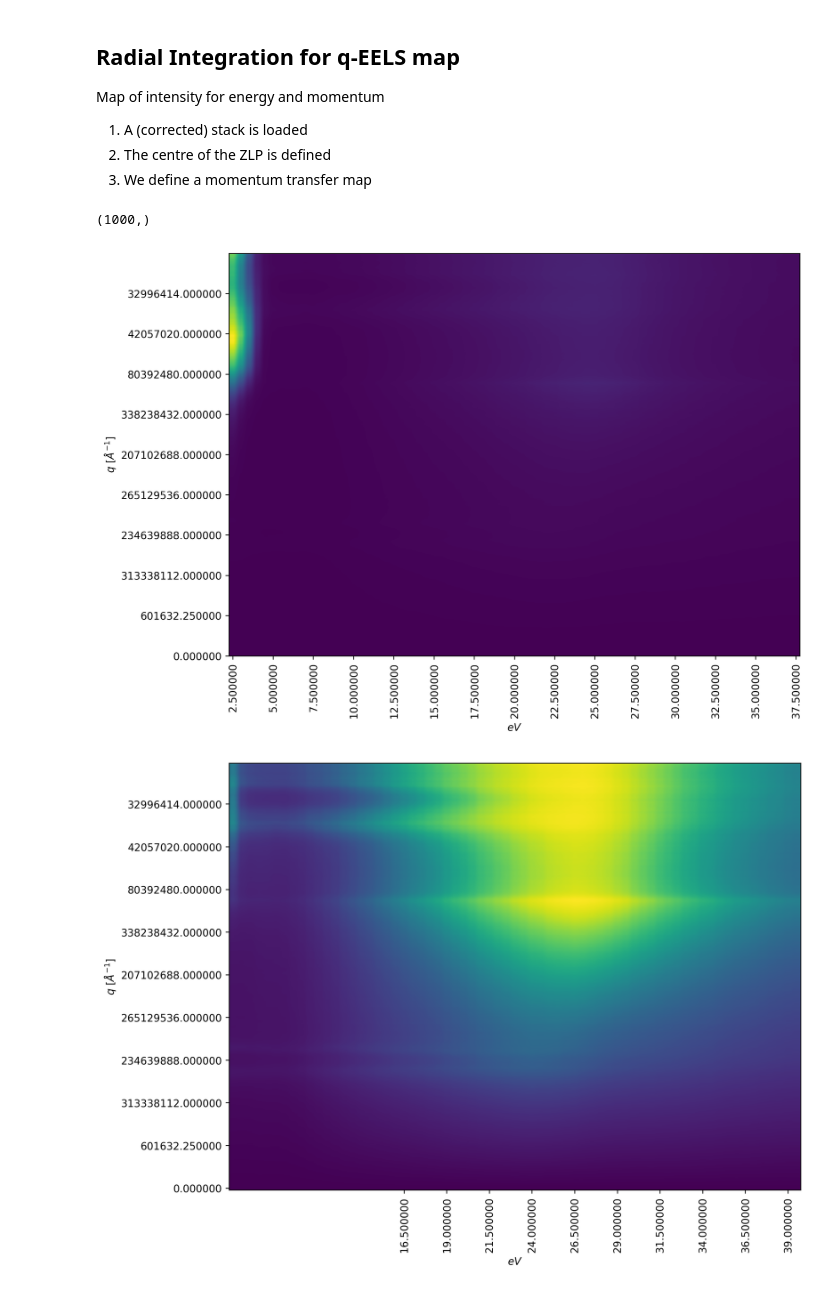
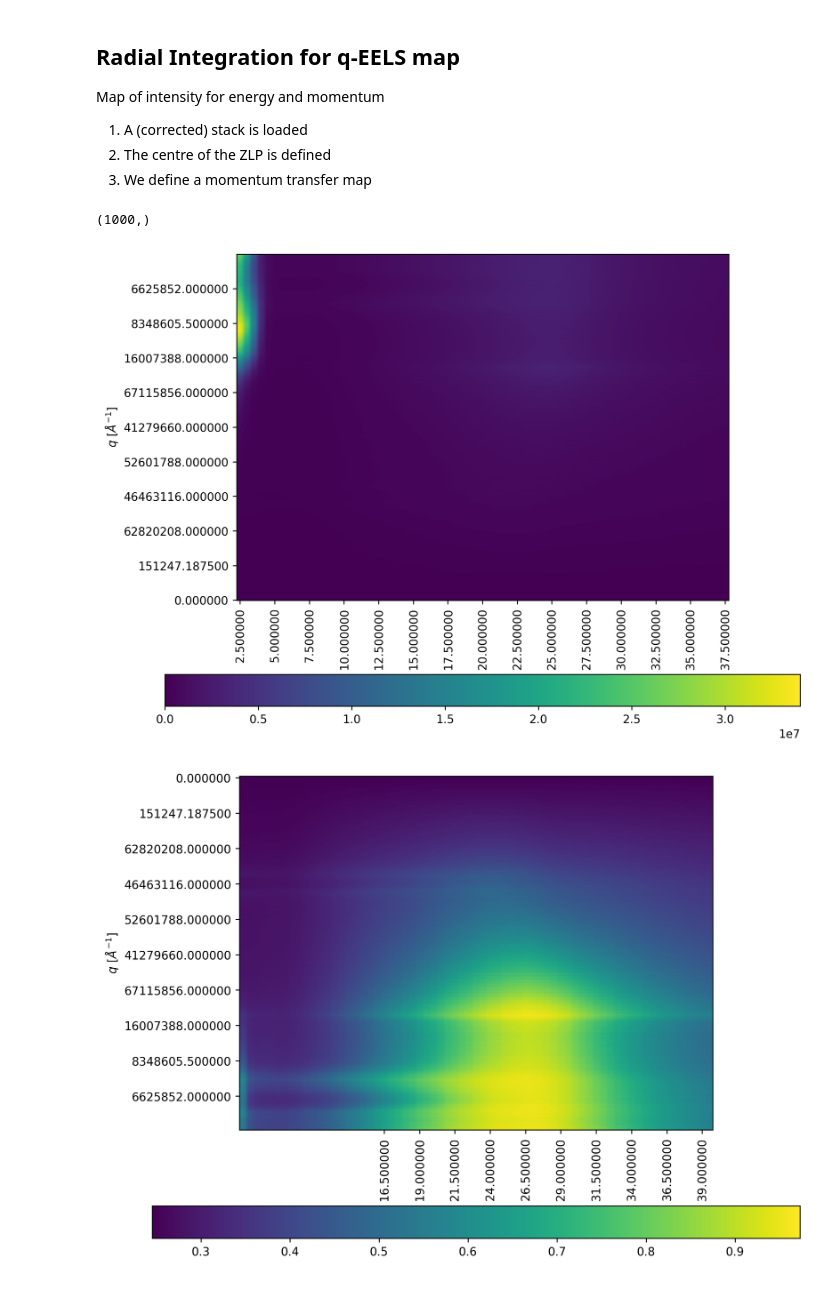
Before and after one commit to SangersJeroen/Bachelor-Thesis-Code, a Jupyter notebook: centre_finding.ipynb, the cells around one changed output. Saved outputs shown, nothing was run; the diff lists cells and outputs as text; code cells hidden in the pictures.

```diff
--- a/centre_finding.ipynb
+++ b/centre_finding.ipynb
@@ -308,18 +304,19 @@ energies = np.append(energies, energies[1]-energies[0])
 
 fig, ax = plt.subplots(1,1)
 plt.gcf().set_size_inches(10,8)
-ax.imshow(qeels_map, origin='lower', aspect=0.05)
+im = ax.imshow(qeels_map, origin='lower', aspect=0.05)
 ax.set_xlabel(r'$eV$')
 ax.set_ylabel(r'$q$ [$\AA^{-1}$]')
 ax.set_xticks( [i for i in range(0,71,5)] )
 ax.set_xticklabels( ["{0:1f}".format(energies[i]) for i in range(0,71,5)], rotation=90)
 ax.set_yticks( [i for i in range(0,len(momentum_ax),100)] )
 ax.set_yticklabels( ["{0:1f}".format(momentum_ax[i]) for i in range(0,len(momentum_ax),100)] )
+plt.colorbar(im, orientation="horizontal")
 
 plt.savefig("qeels_uh.png")
 # %% [output]
 (1000,)
-[figure, old version]
+[figure, new version]
 # %%
 def sigmoid(x):
     a = np.average(x)
@@ -330,15 +327,16 @@ processed_qeels = sigmoid(qeels_map[:,4:])
 # %%
 
 fig, ax = plt.subplots(1,1)
 plt.gcf().set_size_inches(10,8)
-ax.imshow(processed_qeels, origin='lower', aspect=0.05)
+im = ax.imshow(processed_qeels, origin='upper', aspect=0.05)
 ax.set_xlabel(r'$eV$')
 ax.set_ylabel(r'$q$ [$\AA^{-1}$]')
 ax.set_xticks( [i for i in range(0,71-4,5)][4:] )
 ax.set_xticklabels( ["{0:1f}".format(energies[i]+4) for i in range(0,71-4,5)][4:], rotation=90)
 ax.set_yticks( [i for i in range(4,len(momentum_ax),100)] )
 ax.set_yticklabels( ["{0:1f}".format(momentum_ax[i]) for i in range(0,len(momentum_ax),100)] )
+plt.colorbar(im, orientation="horizontal")
 
 plt.savefig("qeels_uh_processed.png")
 # %% [output]
-[figure, old version]
+[figure, new version]
```
Also changed, not shown: parts of 3 cells of this notebook, 3 other files.
